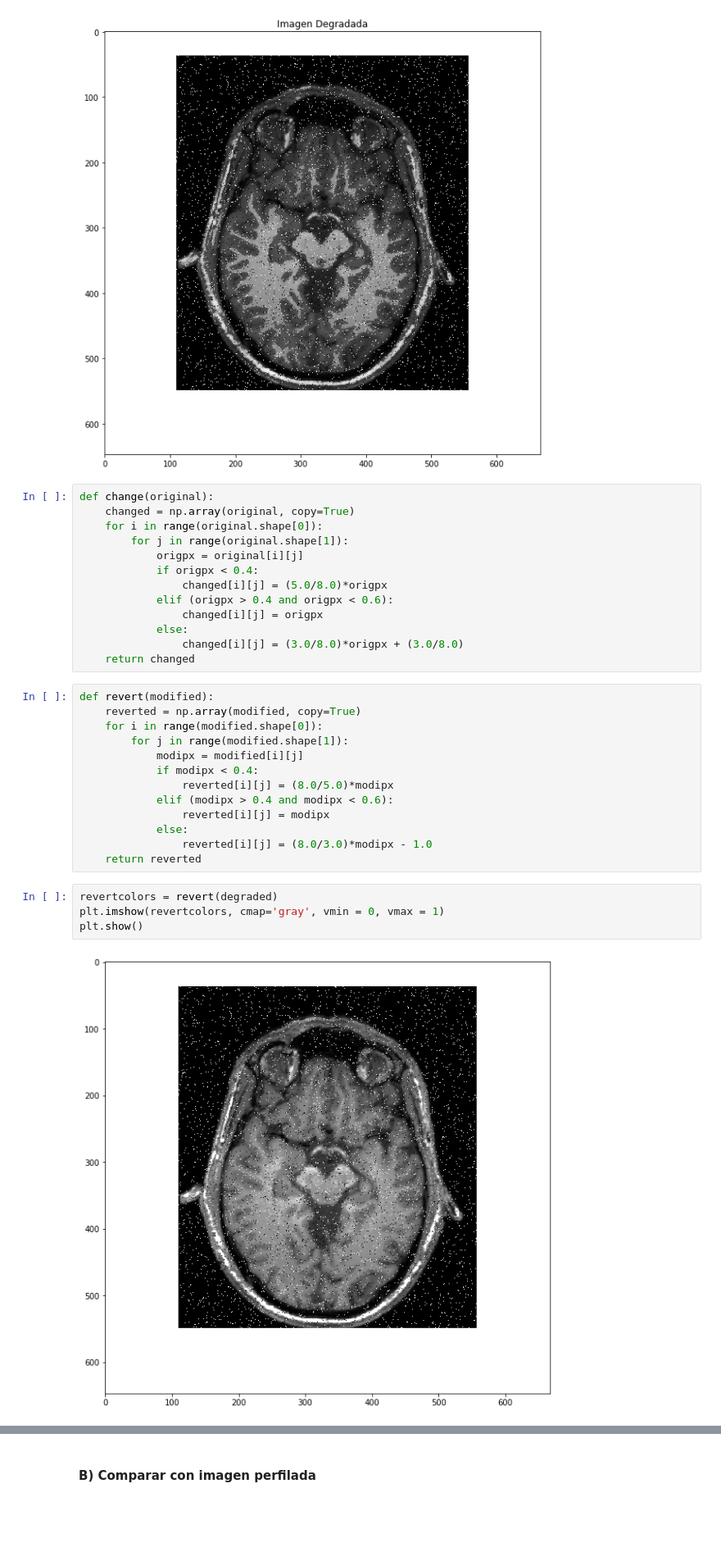
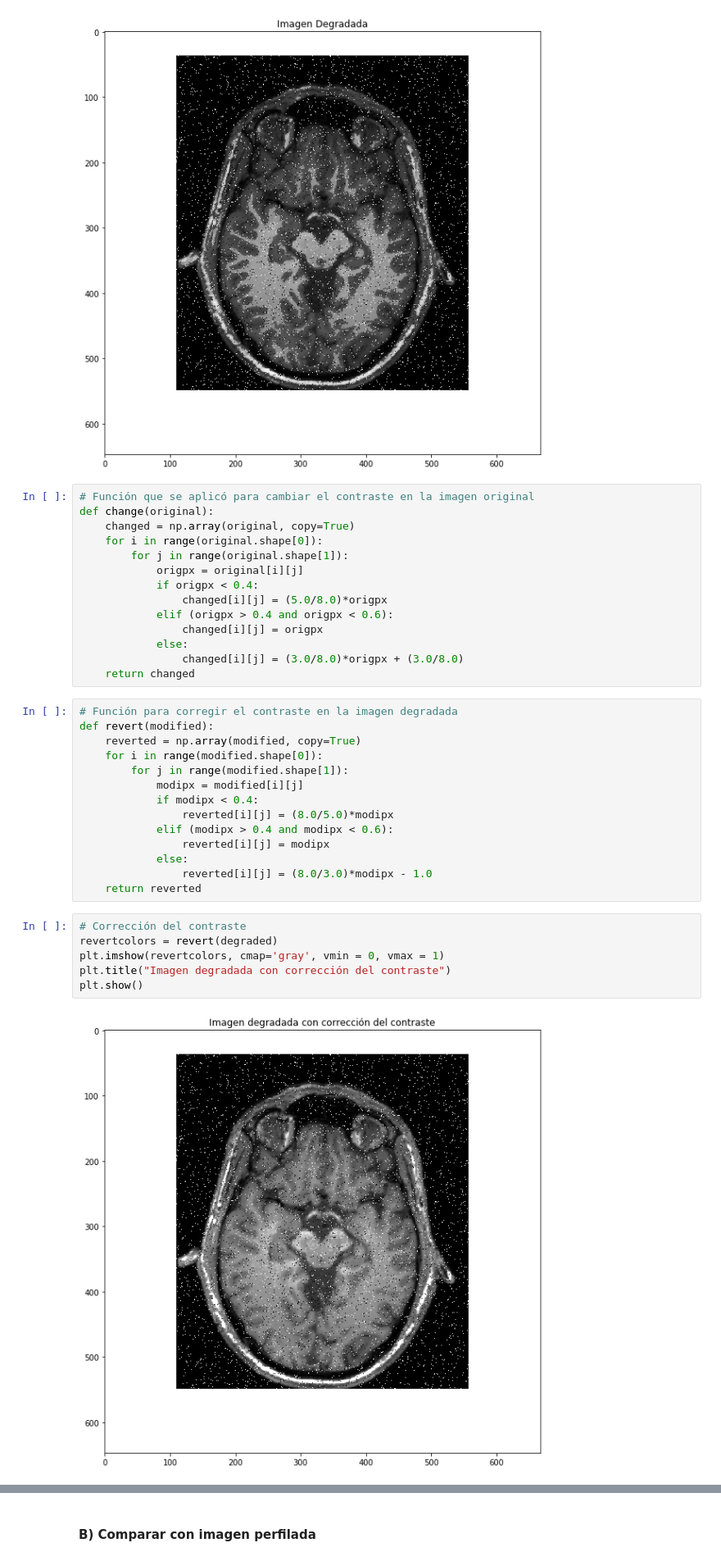
Before and after one commit to javierdiegof/Patrones-Cerebro, a Jupyter notebook: cerebro.ipynb, the cells around one changed output, grey strips where cells are left out. Shown at 82% size. Saved outputs shown, nothing was run; the diff lists cells and outputs as text; blank space fills up the shorter version.

```diff
--- a/cerebro.ipynb
+++ b/cerebro.ipynb
@@ -50,6 +50,7 @@ plt.show()
 # %% [output]
 [figure]
 # %%
+# Función que se aplicó para cambiar el contraste en la imagen original
 def change(original):
     changed = np.array(original, copy=True)
     for i in range(original.shape[0]):
@@ -63,6 +64,7 @@ def change(original):
                 changed[i][j] = (3.0/8.0)*origpx + (3.0/8.0)
     return changed
 # %%
+# Función para corregir el contraste en la imagen degradada
 def revert(modified):
     reverted = np.array(modified, copy=True)
     for i in range(modified.shape[0]):
@@ -76,9 +78,11 @@ def revert(modified):
                 reverted[i][j] = (8.0/3.0)*modipx - 1.0
     return reverted
 # %%
+# Corrección del contraste
 revertcolors = revert(degraded)
 plt.imshow(revertcolors, cmap='gray', vmin = 0, vmax = 1)
+plt.title("Imagen degradada con corrección del contraste")
 plt.show()
 # %% [output]
-[figure, old version]
+[figure, new version]
 # %%
```
Also changed, not shown: parts of 10 cells of this notebook.
